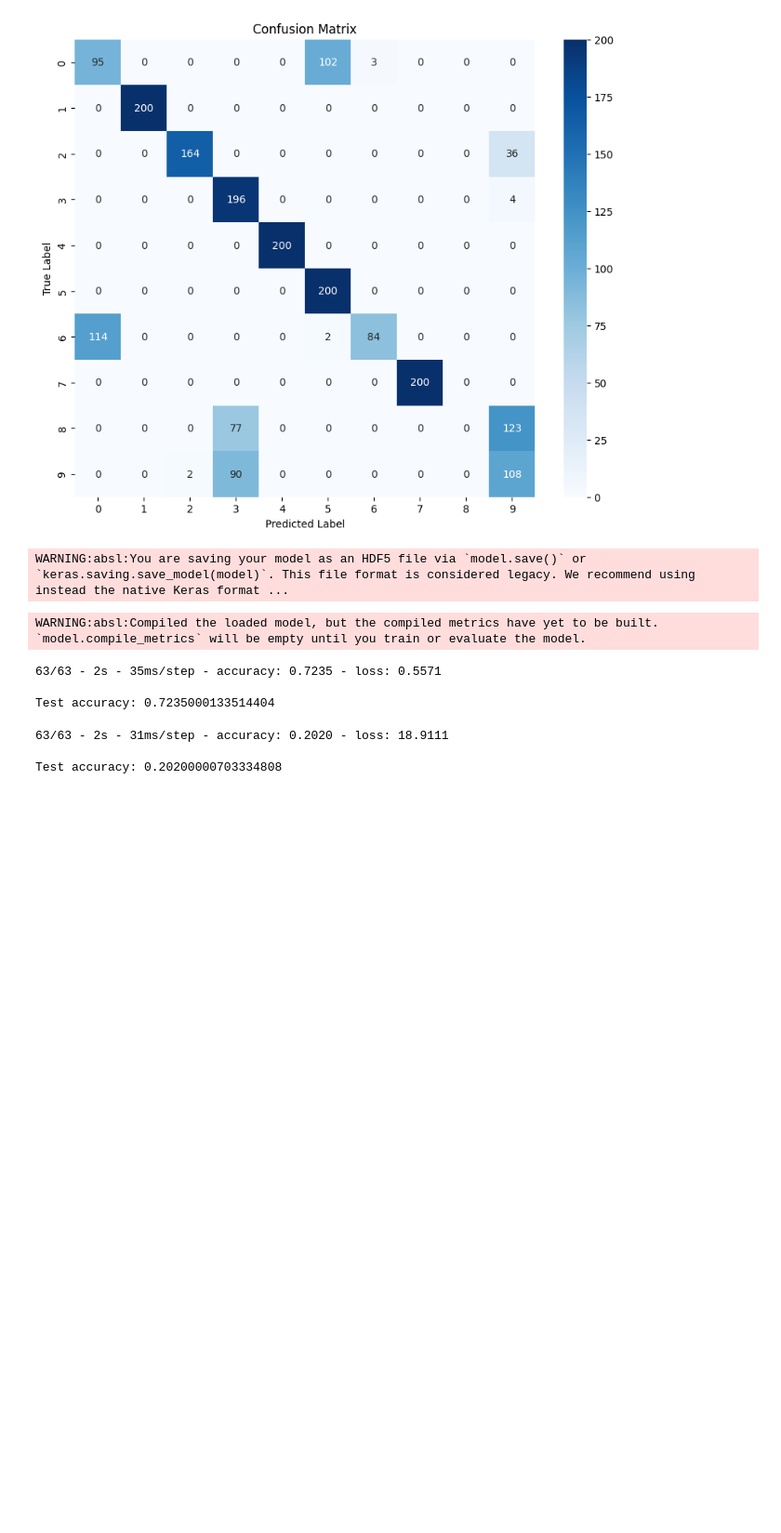
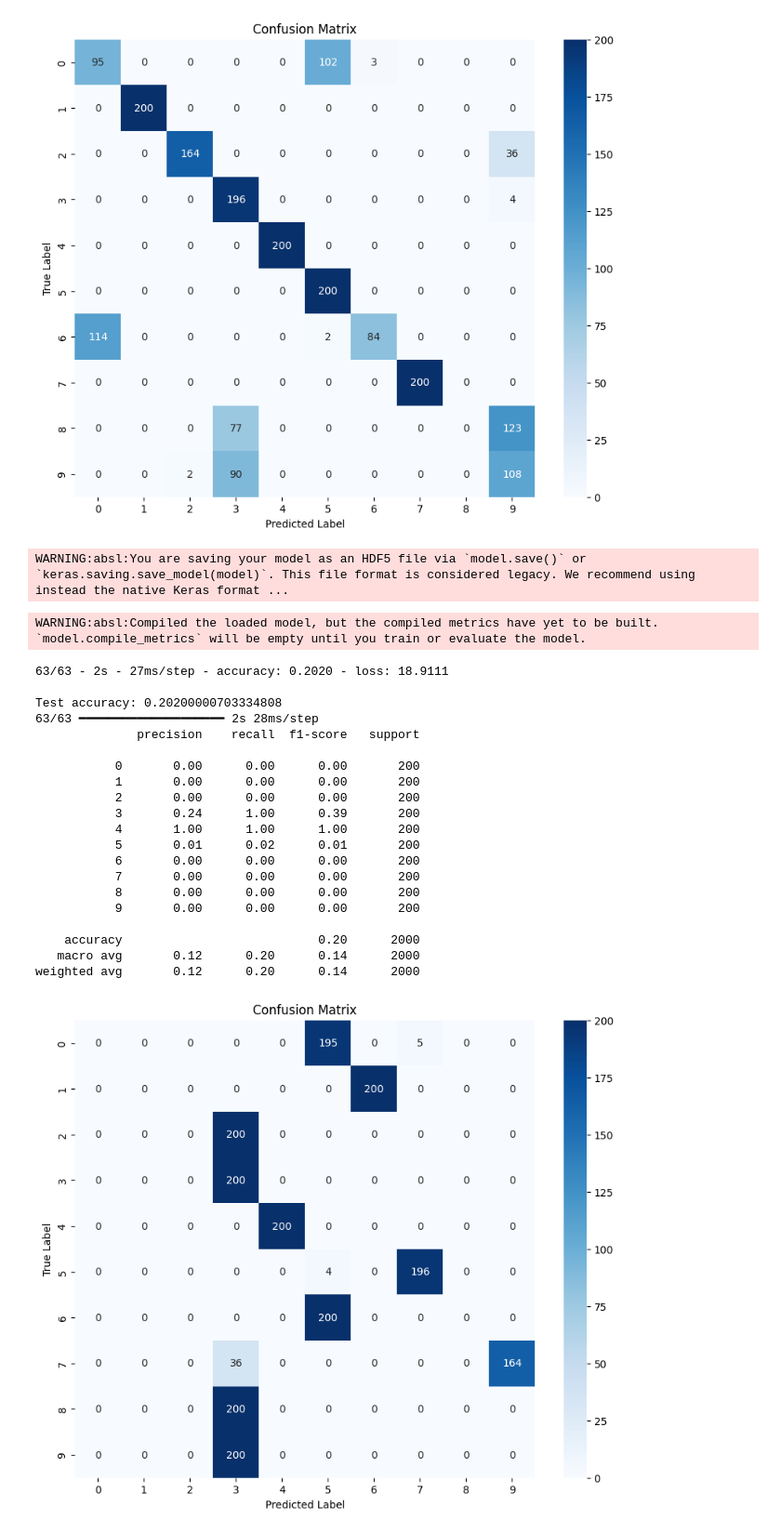
Before and after one commit to FuyaoZhou/DL-based-RF-Fingerprints-Recognition, a Jupyter notebook: ssNet/CNN0327-3.ipynb, the cells around one changed output. Shown: that part at 93% size. Saved outputs shown, nothing was run; the diff lists cells and outputs as text; code cells hidden in the pictures; blank space fills up the shorter version.

```diff
--- a/ssNet/CNN0327-3.ipynb
+++ b/ssNet/CNN0327-3.ipynb
@@ -218,49 +216,78 @@ WARNING:absl:You are saving your model as an HDF5 file via `model.save()` or `ke
 loaded_model = tf.keras.models.load_model('/Users/fuyao/Documents/GitHub/DL-based-RF-Fingerprints-Recognition/model/CNN0327-3.h5')
 # %% [output]
 WARNING:absl:Compiled the loaded model, but the compiled metrics have yet to be built. `model.compile_metrics` will be empty until you train or evaluate the model.
-# %%
-# 在测试集上评估模型
-test_loss, test_acc = loaded_model.evaluate(test_data, test_labels, verbose=2)
-
-print('\nTest accuracy:', test_acc)
-# %% [output]
-63/63 - 2s - 35ms/step - accuracy: 0.7235 - loss: 0.5571
-
-Test accuracy: 0.7235000133514404
 # %%
+dbValue = 10
 def load_mat_data(train_data_path, test_data_path):
     # 加载训练数据
     train_mat = scipy.io.loadmat(train_data_path)
-    train_data = np.array(train_mat['train_data_10'], dtype='float32')
-    train_labels = np.array(train_mat['train_label_10'], dtype='float32').squeeze()  # 从2D转换为1D
+    train_data = np.array(train_mat[f'train_data_{dbValue}'], dtype='float32')
+    train_labels = np.array(train_mat[f'train_label_{dbValue}'], dtype='float32').squeeze()  # 从2D转换为1D
 
     # 加载测试数据
     test_mat = scipy.io.loadmat(test_data_path)
-    test_data = np.array(test_mat['test_data_10'], dtype='float32')
-    test_labels = np.array(test_mat['test_label_10'], dtype='float32').squeeze()  # 从2D转换为1D
+    test_data = np.array(test_mat[f'test_data_{dbValue}'], dtype='float32')
+    test_labels = np.array(test_mat[f'test_label_{dbValue}'], dtype='float32').squeeze()  # 从2D转换为1D
 
     return train_data, train_labels, test_data, test_labels
 
 # 设置数据路径
-train_data_path = '/Users/fuyao/Documents/GitHub/DL-based-RF-Fingerprints-Recognition/database/train_10.mat'
-test_data_path = '/Users/fuyao/Documents/GitHub/DL-based-RF-Fingerprints-Recognition/database/test_10.mat'
+train_data_path = f'/Users/fuyao/Documents/GitHub/DL-based-RF-Fingerprints-Recognition/database/train_{dbValue}.mat'
+test_data_path = f'/Users/fuyao/Documents/GitHub/DL-based-RF-Fingerprints-Recognition/database/test_{dbValue}.mat'
 
 # 加载数据
 train_data, train_labels, test_data, test_labels = load_mat_data(train_data_path, test_data_path)
 
 # 因为1D CNN需要一个额外的维度，我们将数据重塑
 train_data = train_data.reshape((-1, 3072, 1))
 test_data = test_data.reshape((-1, 3072, 1))
 
 # 对数据进行归一化处理
 train_data /= np.max(train_data)
 test_data /= np.max(test_data)
+
+# 在测试集上评估模型
+test_loss, test_acc = loaded_model.evaluate(test_data, test_labels, verbose=2)
+print('\nTest accuracy:', test_acc)
+
+from sklearn.metrics import classification_report, confusion_matrix
+import seaborn as sns
+
+# 预测测试数据集
+predictions = loaded_model.predict(test_data)
+predicted_classes = np.argmax(predictions, axis=1)
+
+# 计算并显示分类报告
+report = classification_report(test_labels, predicted_classes, target_names=[str(i) for i in range(10)])  # 假设有10个类别
+print(report)
+
+# 计算并绘制混淆矩阵
+conf_matrix = confusion_matrix(test_labels, predicted_classes)
+plt.figure(figsize=(10, 8))
+sns.heatmap(conf_matrix, annot=True, fmt='d', cmap='Blues', xticklabels=range(10), yticklabels=range(10))
+plt.xlabel('Predicted Label')
+plt.ylabel('True Label')
+plt.title('Confusion Matrix')
+plt.show()
+# %% [output]
+63/63 - 2s - 27ms/step - accuracy: 0.2020 - loss: 18.9111
+
+Test accuracy: 0.20200000703334808
+63/63 ━━━━━━━━━━━━━━━━━━━━ 2s 28ms/step
+              precision    recall  f1-score   support
+
+           0       0.00      0.00      0.00       200
+           1       0.00      0.00      0.00       200
+           2       0.00      0.00      0.00       200
+           3       0.24      1.00      0.39       200
+           4       1.00      1.00      1.00       200
+           5       0.01      0.02      0.01       200
+           6       0.00      0.00      0.00       200
+           7       0.00      0.00      0.00       200
+           8       0.00      0.00      0.00       200
+           9       0.00      0.00      0.00       200
+
+    accuracy                           0.20      2000
+   macro avg       0.12      0.20      0.14      2000
+weighted avg       0.12      0.20      0.14      2000
+[figure, added]
-# %%
-# 在测试集上评估模型
-test_loss, test_acc = loaded_model.evaluate(test_data, test_labels, verbose=2)
-
-print('\nTest accuracy:', test_acc)
-# %% [output]
-63/63 - 2s - 31ms/step - accuracy: 0.2020 - loss: 18.9111
-
-Test accuracy: 0.20200000703334808
```
Also changed, not shown: parts of 1 cell of this notebook, 3 other files.
